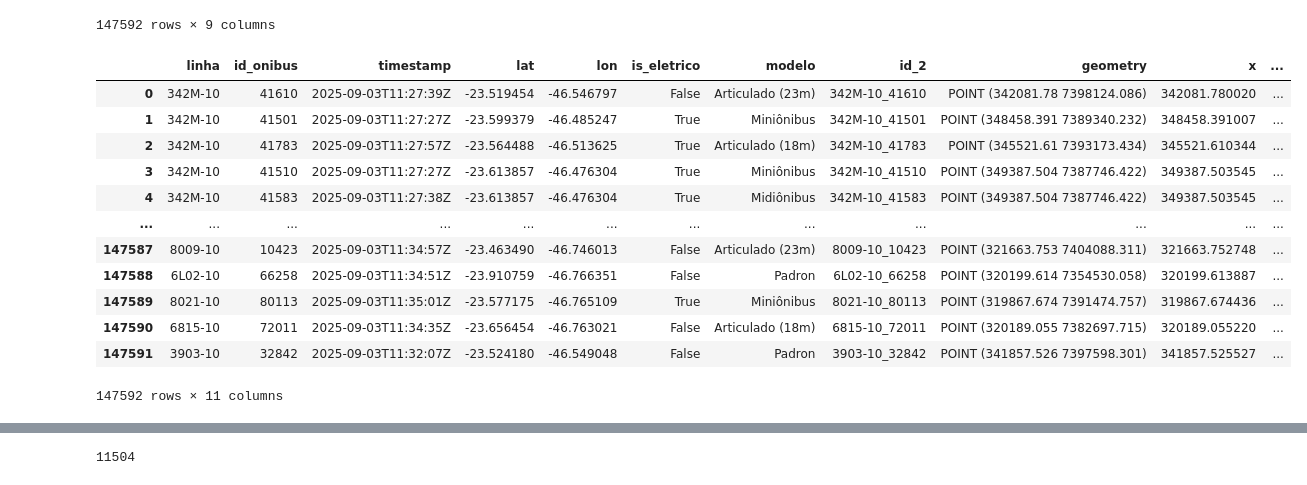
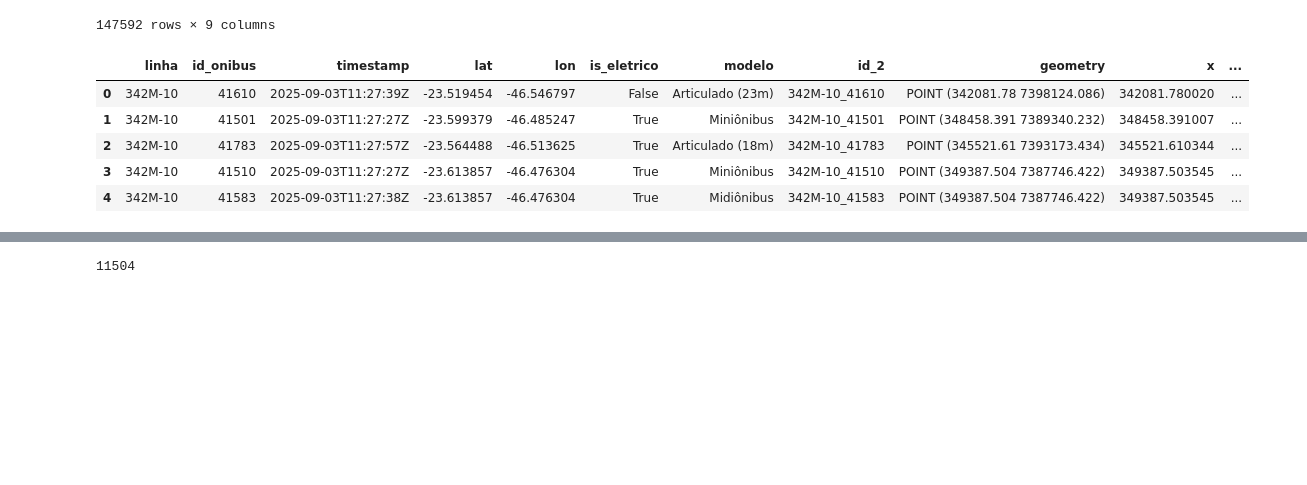
Before and after one commit to sepep-pmsp/dash_onibus_eletricos, a Jupyter notebook: analise_diagnostico.ipynb, the cells around one changed output, grey strips where cells are left out. Saved outputs shown, nothing was run; the diff lists cells and outputs as text; code cells hidden in the pictures; blank space fills up the shorter version.

```diff
--- a/analise_diagnostico.ipynb
+++ b/analise_diagnostico.ipynb
@@ -108,22 +107,15 @@ gdf
 # %%
 gdf["x"] = gdf.geometry.x
 gdf["y"] = gdf.geometry.y
 
-gdf
+gdf.head()
 # %% [output]
 |  | linha | id_onibus | timestamp | lat | lon | is_eletrico | modelo | id_2 | geometry | x | ... |
 | 0 | 342M-10 | 41610 | 2025-09-03T11:27:39Z | -23.519454 | -46.546797 | False | Articulado (23m) | 342M-10_41610 | POINT (342081.78 7398124.086) | 342081.780020 | ... |
 | 1 | 342M-10 | 41501 | 2025-09-03T11:27:27Z | -23.599379 | -46.485247 | True | Miniônibus | 342M-10_41501 | POINT (348458.391 7389340.232) | 348458.391007 | ... |
 | 2 | 342M-10 | 41783 | 2025-09-03T11:27:57Z | -23.564488 | -46.513625 | True | Articulado (18m) | 342M-10_41783 | POINT (345521.61 7393173.434) | 345521.610344 | ... |
 | 3 | 342M-10 | 41510 | 2025-09-03T11:27:27Z | -23.613857 | -46.476304 | True | Miniônibus | 342M-10_41510 | POINT (349387.504 7387746.422) | 349387.503545 | ... |
 | 4 | 342M-10 | 41583 | 2025-09-03T11:27:38Z | -23.613857 | -46.476304 | True | Midiônibus | 342M-10_41583 | POINT (349387.504 7387746.422) | 349387.503545 | ... |
-| ... | ... | ... | ... | ... | ... | ... | ... | ... | ... | ... | ... |
-| 147587 | 8009-10 | 10423 | 2025-09-03T11:34:57Z | -23.463490 | -46.746013 | False | Articulado (23m) | 8009-10_10423 | POINT (321663.753 7404088.311) | 321663.752748 | ... |
-| 147588 | 6L02-10 | 66258 | 2025-09-03T11:34:51Z | -23.910759 | -46.766351 | False | Padron | 6L02-10_66258 | POINT (320199.614 7354530.058) | 320199.613887 | ... |
-| 147589 | 8021-10 | 80113 | 2025-09-03T11:35:01Z | -23.577175 | -46.765109 | True | Miniônibus | 8021-10_80113 | POINT (319867.674 7391474.757) | 319867.674436 | ... |
-| 147590 | 6815-10 | 72011 | 2025-09-03T11:34:35Z | -23.656454 | -46.763021 | False | Articulado (18m) | 6815-10_72011 | POINT (320189.055 7382697.715) | 320189.055220 | ... |
-| 147591 | 3903-10 | 32842 | 2025-09-03T11:32:07Z | -23.524180 | -46.549048 | False | Padron | 3903-10_32842 | POINT (341857.526 7397598.301) | 341857.525527 | ... |
-147592 rows × 11 columns
 # %%
 consumo_diesel['emissa_no2_l_diesel'] = [random.uniform(0.02, 0.05) for _ in range(len(consumo_diesel))]
 
```
Also changed, not shown: parts of 26 cells of this notebook.
